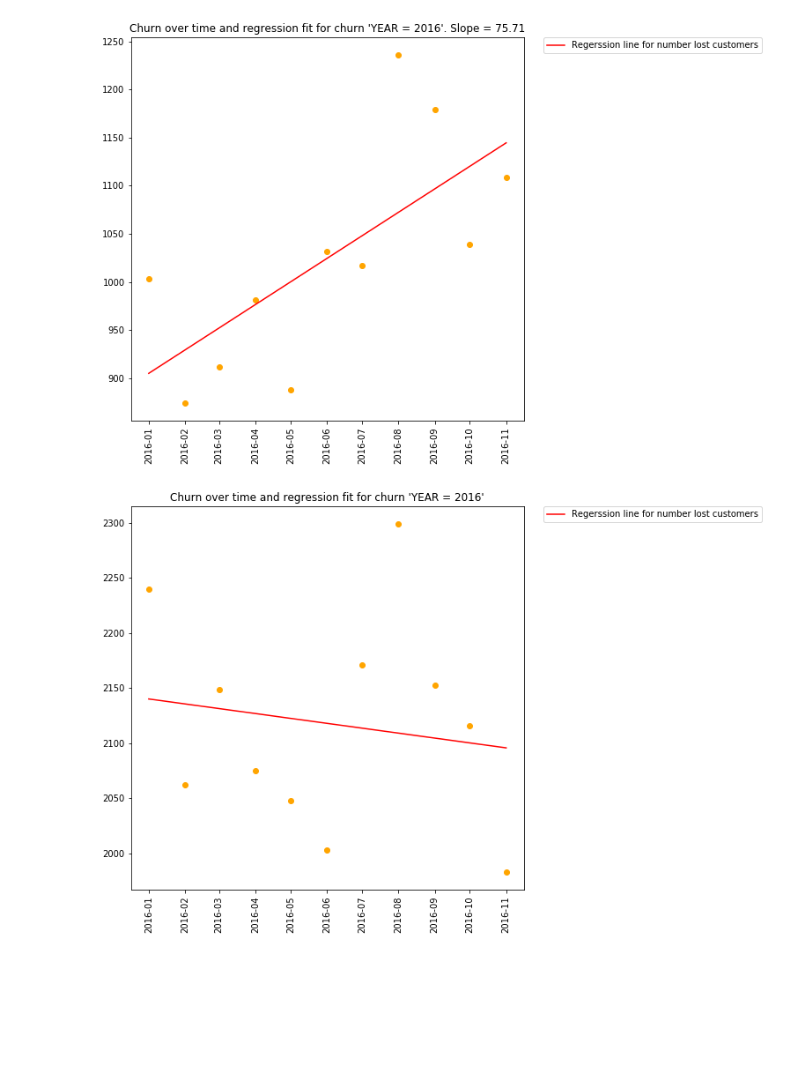
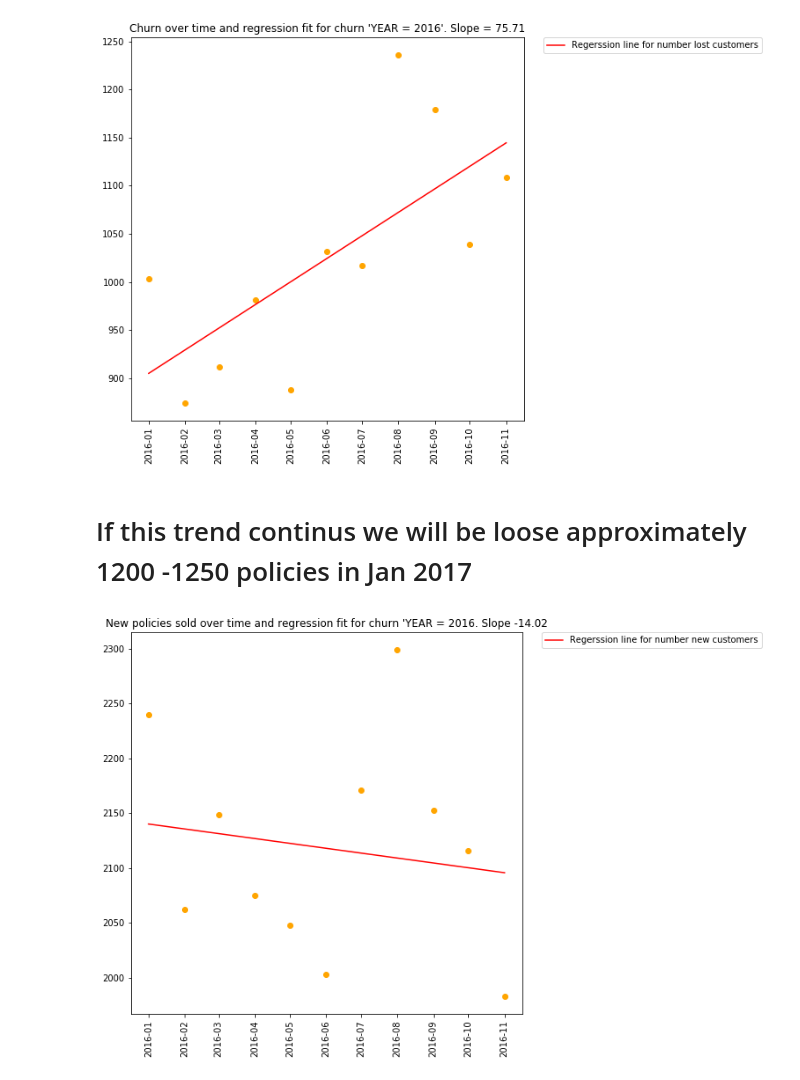
Before and after one commit to narayana1043/timeSeriesAnalysis, a Jupyter notebook: trupanion/0_monthly_policy_analysis.ipynb, the cells around one changed output. Saved outputs shown, nothing was run; the diff lists cells and outputs as text; code cells hidden in the pictures; blank space fills up the shorter version.

```diff
--- a/trupanion/0_monthly_policy_analysis.ipynb
+++ b/trupanion/0_monthly_policy_analysis.ipynb
@@ -227,25 +227,27 @@ plt.setp(labels, rotation=90)
 plt.show()
 # %% [output]
 [figure]
+# %% [markdown]
+# If this trend continus we will be loose approximately 1200 -1250 policies in Jan 2017
 # %%
 # regression on new customers
 from sklearn import linear_model
 
 plt.figure(figsize=(width, height))
 plt.plot([x for x in new_policies.index.tolist()[-11:]], new_policies.values.tolist()[-11:], 'yo'
         ,  c="orange")
 
 x = (new_policies.index.values[-11:] - new_policies.index.values[-12]).tolist()
 x = (x - np.mean(x))/np.std(x)
 coeff = np.polyfit(x, new_policies.values.tolist()[-11:], deg=1)
 lm = lambda x: (coeff[1] + coeff[0]*(x))
 y = lm(x)
 plt.plot([x for x in new_policies.index.tolist()[-11:]], lm(x), c='r',
-         label="Regerssion line for number lost customers")
-plt.title("Churn over time and regression fit for churn 'YEAR = 2016'")
+         label="Regerssion line for number new customers")
+plt.title("New policies sold over time and regression fit for churn 'YEAR = 2016. Slope %.2f"%(coeff[0]))
 plt.legend(bbox_to_anchor=(1.05, 1), loc=2, borderaxespad=0.)
 locs, labels = plt.xticks()
 plt.setp(labels, rotation=90)
 plt.show()
 # %% [output]
-[figure, old version]
+[figure, new version]
```
Also changed, not shown: parts of 1 cell of this notebook, 6 other files.
